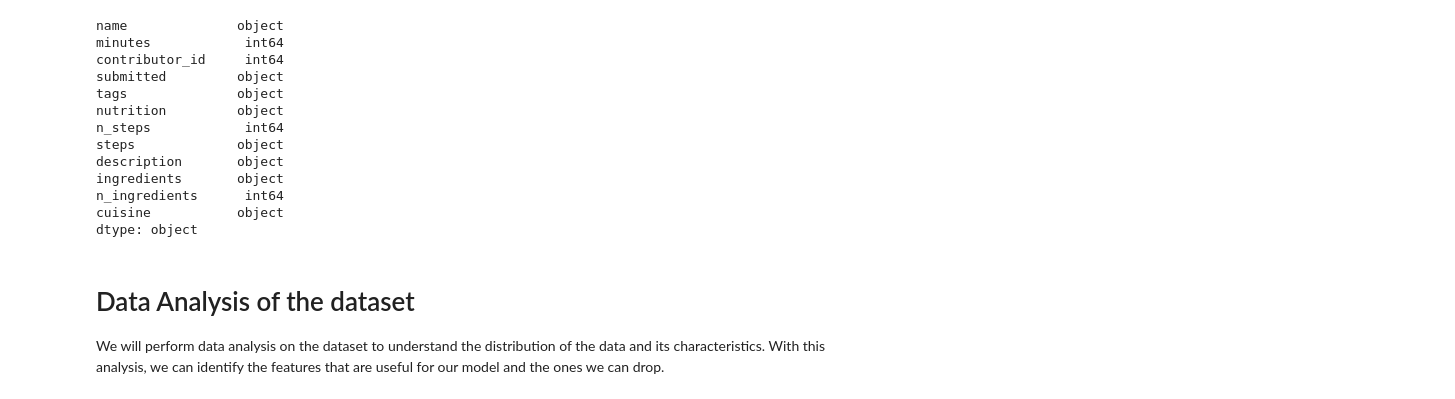
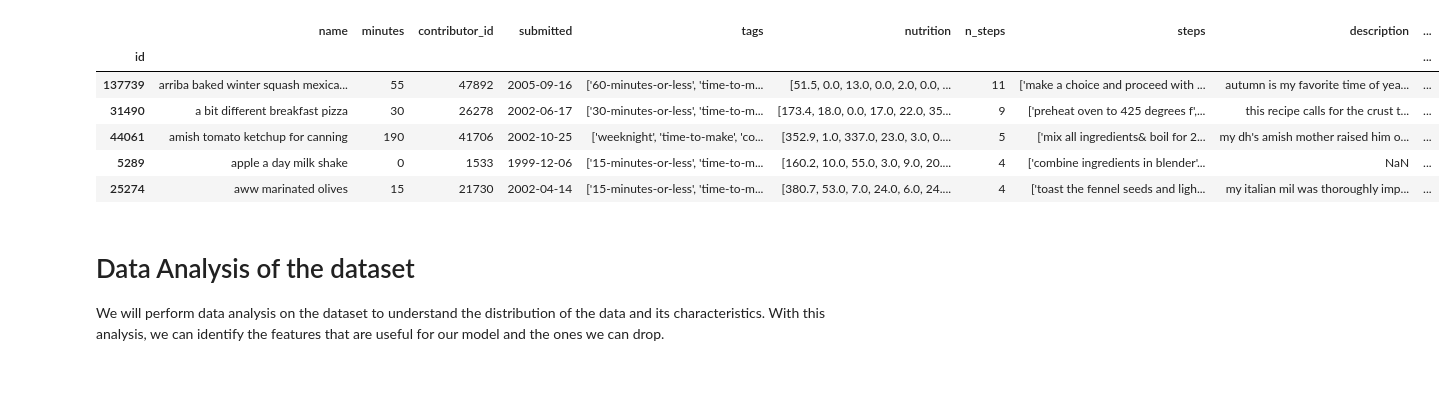
Before and after one commit to milik0/recipe-nlp, a Jupyter notebook: notebooks/dataset_cuisine.ipynb, the cells around one changed output. Cells and saved outputs as stored; diff of their text form; code cells hidden in the pictures.

```diff
--- a/notebooks/dataset_cuisine.ipynb
+++ b/notebooks/dataset_cuisine.ipynb
@@ -14,19 +15,13 @@ data.set_index('id', inplace=True)
 # %%
-data.dtypes
+data.head()
 # %% [output]
-name              object
-minutes            int64
-contributor_id     int64
-submitted         object
-tags              object
-nutrition         object
-n_steps            int64
-steps             object
-description       object
-ingredients       object
-n_ingredients      int64
-cuisine           object
-dtype: object
+|  | name | minutes | contributor_id | submitted | tags | nutrition | n_steps | steps | description | ... |
+| id |  |  |  |  |  |  |  |  |  | ... |
+| 137739 | arriba baked winter squash mexica... | 55 | 47892 | 2005-09-16 | ['60-minutes-or-less', 'time-to-m... | [51.5, 0.0, 13.0, 0.0, 2.0, 0.0, ... | 11 | ['make a choice and proceed with ... | autumn is my favorite time of yea... | ... |
+| 31490 | a bit different breakfast pizza | 30 | 26278 | 2002-06-17 | ['30-minutes-or-less', 'time-to-m... | [173.4, 18.0, 0.0, 17.0, 22.0, 35... | 9 | ['preheat oven to 425 degrees f',... | this recipe calls for the crust t... | ... |
+| 44061 | amish tomato ketchup for canning | 190 | 41706 | 2002-10-25 | ['weeknight', 'time-to-make', 'co... | [352.9, 1.0, 337.0, 23.0, 3.0, 0.... | 5 | ['mix all ingredients& boil for 2... | my dh's amish mother raised him o... | ... |
+| 5289 | apple a day milk shake | 0 | 1533 | 1999-12-06 | ['15-minutes-or-less', 'time-to-m... | [160.2, 10.0, 55.0, 3.0, 9.0, 20.... | 4 | ['combine ingredients in blender'... | NaN | ... |
+| 25274 | aww marinated olives | 15 | 21730 | 2002-04-14 | ['15-minutes-or-less', 'time-to-m... | [380.7, 53.0, 7.0, 24.0, 6.0, 24.... | 4 | ['toast the fennel seeds and ligh... | my italian mil was thoroughly imp... | ... |
 # %% [markdown]
 # Data Analysis of the dataset
 
```
Also changed, not shown: parts of 6 cells of this notebook, 2 other files.
